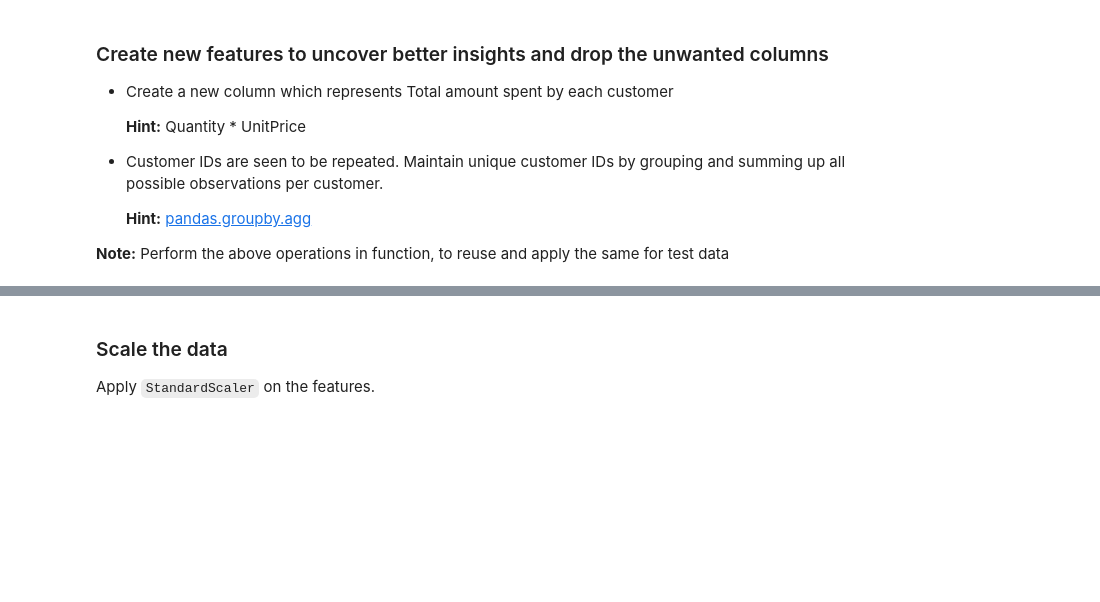
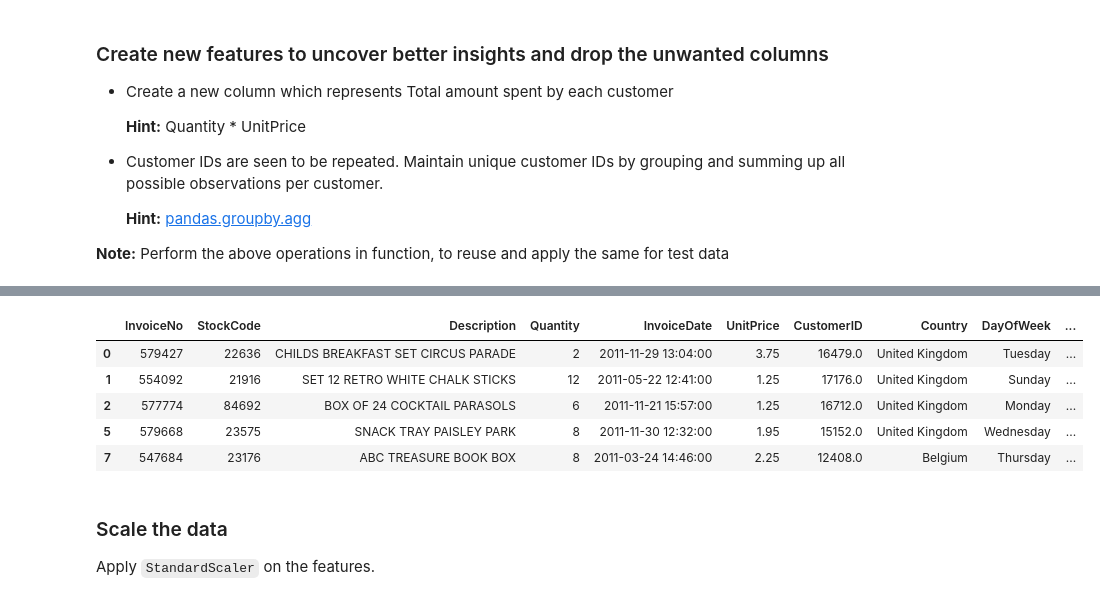
Before and after one commit to madhavamk/computational-data-science, a Jupyter notebook: MiniProjects/M3_NB_MiniProject_5_Customer_Segmentation_Kmeans.ipynb, the cells around one changed output, grey strips where cells are left out. Cells and saved outputs as stored; diff of their text form; code cells hidden in the pictures; blank space fills up the shorter version.

```diff
--- a/MiniProjects/M3_NB_MiniProject_5_Customer_Segmentation_Kmeans.ipynb
+++ b/MiniProjects/M3_NB_MiniProject_5_Customer_Segmentation_Kmeans.ipynb
@@ -128,12 +130,6 @@ Explore the dataset by performing the following operations:
 **Note:** Perform all the above operations using a function to reuse and apply the same for test data.
 # %%
 # YOUR CODE HERE
-# Plot BoxPlot for analyzing outliers
-def plot_boxplot(df, column):
-    plt.figure(figsize=(10, 10))
-    sns.boxplot(x=df[column])
-    plt.show()
-
 # Handle the outlier, cap
 def handle_outliers_cap(df, column, lower_percentile=0.25, upper_percentile=0.75):
     lower_limit = df[column].quantile(lower_percentile)
@@ -151,16 +147,9 @@ def data_preprocessing(df):
     # Remove irrelevant transactions
     irrelevant_codes = ['POST', 'PADS', 'M', 'DOT', 'C2', 'BANK CHARGES']
     df = df[~df['StockCode'].isin(irrelevant_codes)]
-    print("****BoxPlot before handling outliers*****")
-    # Plot BoxPlot for analyzing outliers
-    plot_boxplot(df, 'UnitPrice')
-    plot_boxplot(df, 'Quantity')
     df = handle_outliers_cap(df, 'UnitPrice')
     df = handle_outliers_cap(df, 'Quantity')
     df['DayOfWeek'] = pd.to_datetime(df['InvoiceDate']).dt.day_name()
-    print("****BoxPlot after handling outliers*****")
-    plot_boxplot(df, 'UnitPrice')
-    plot_boxplot(df, 'Quantity')
     return df
 # %%
 df = data_preprocessing(df)
@@ -311,0 +300,14 @@ Name: Quantity, dtype: int64
+# %%
+# YOUR CODE HERE
+def create_new_features(df):
+    df['TotalAmount'] = df['Quantity'] * df['UnitPrice']
+    df_mod = df.groupby('CustomerID').agg({
+        'InvoiceNo': 'nunique',
+        'StockCode': 'nunique',
+        'Quantity': 'sum',
+        'UnitPrice': 'mean',
+        'TotalAmount': 'sum',
+    }).reset_index()
+    return df, df_mod
+# %%
+df, df_mod = create_new_features(df)
@@ -312,3 +323,12 @@ Name: Quantity, dtype: int64
+# %%
+df.head()
+# %% [output]
+|  | InvoiceNo | StockCode | Description | Quantity | InvoiceDate | UnitPrice | CustomerID | Country | DayOfWeek | ... |
+| 0 | 579427 | 22636 | CHILDS BREAKFAST SET CIRCUS PARADE | 2 | 2011-11-29 13:04:00 | 3.75 | 16479.0 | United Kingdom | Tuesday | ... |
+| 1 | 554092 | 21916 | SET 12 RETRO WHITE CHALK STICKS | 12 | 2011-05-22 12:41:00 | 1.25 | 17176.0 | United Kingdom | Sunday | ... |
+| 2 | 577774 | 84692 | BOX OF 24 COCKTAIL PARASOLS | 6 | 2011-11-21 15:57:00 | 1.25 | 16712.0 | United Kingdom | Monday | ... |
+| 5 | 579668 | 23575 | SNACK TRAY PAISLEY PARK | 8 | 2011-11-30 12:32:00 | 1.95 | 15152.0 | United Kingdom | Wednesday | ... |
+| 7 | 547684 | 23176 | ABC TREASURE BOOK BOX | 8 | 2011-03-24 14:46:00 | 2.25 | 12408.0 | Belgium | Thursday | ... |
 # %% [markdown]
 ### Scale the data
 
```
Also changed, not shown: parts of 34 cells of this notebook.
